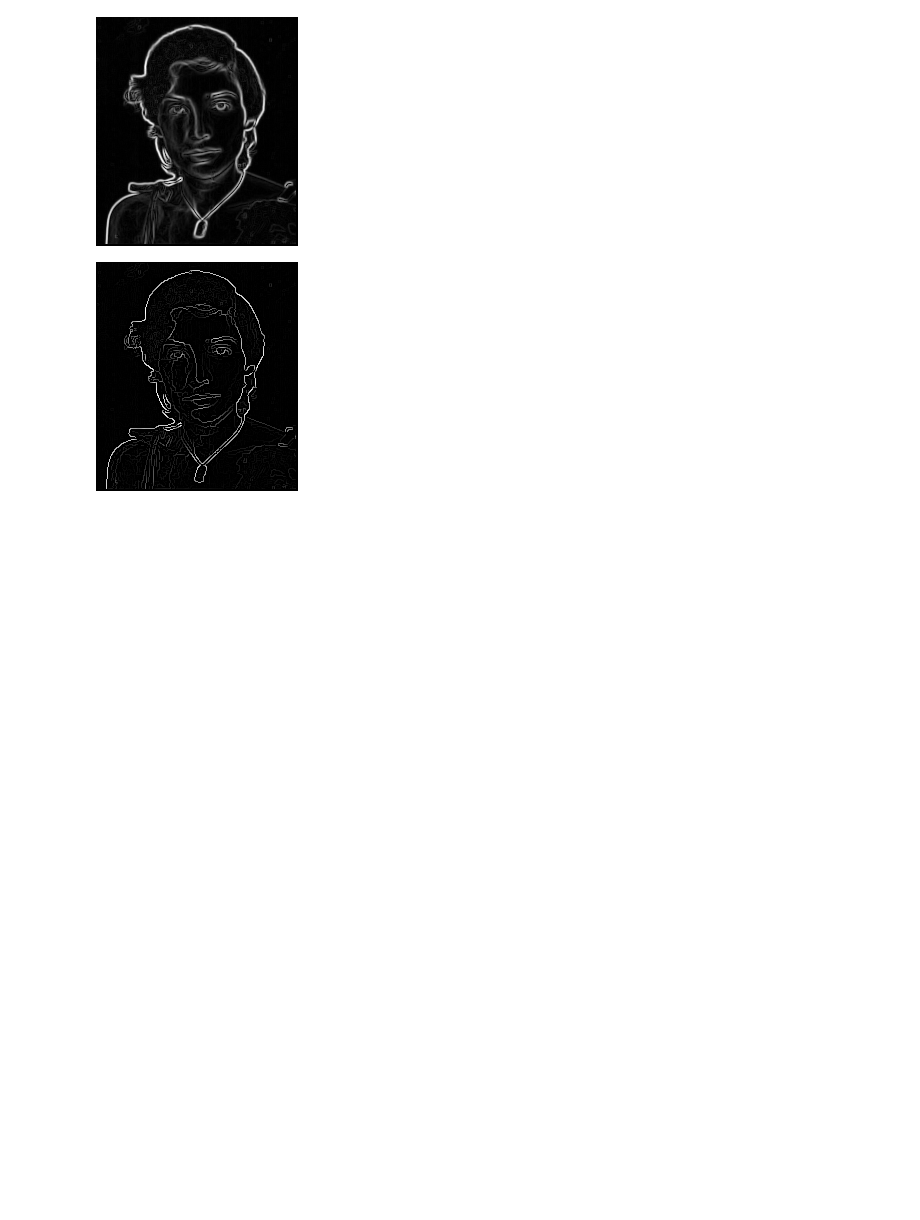
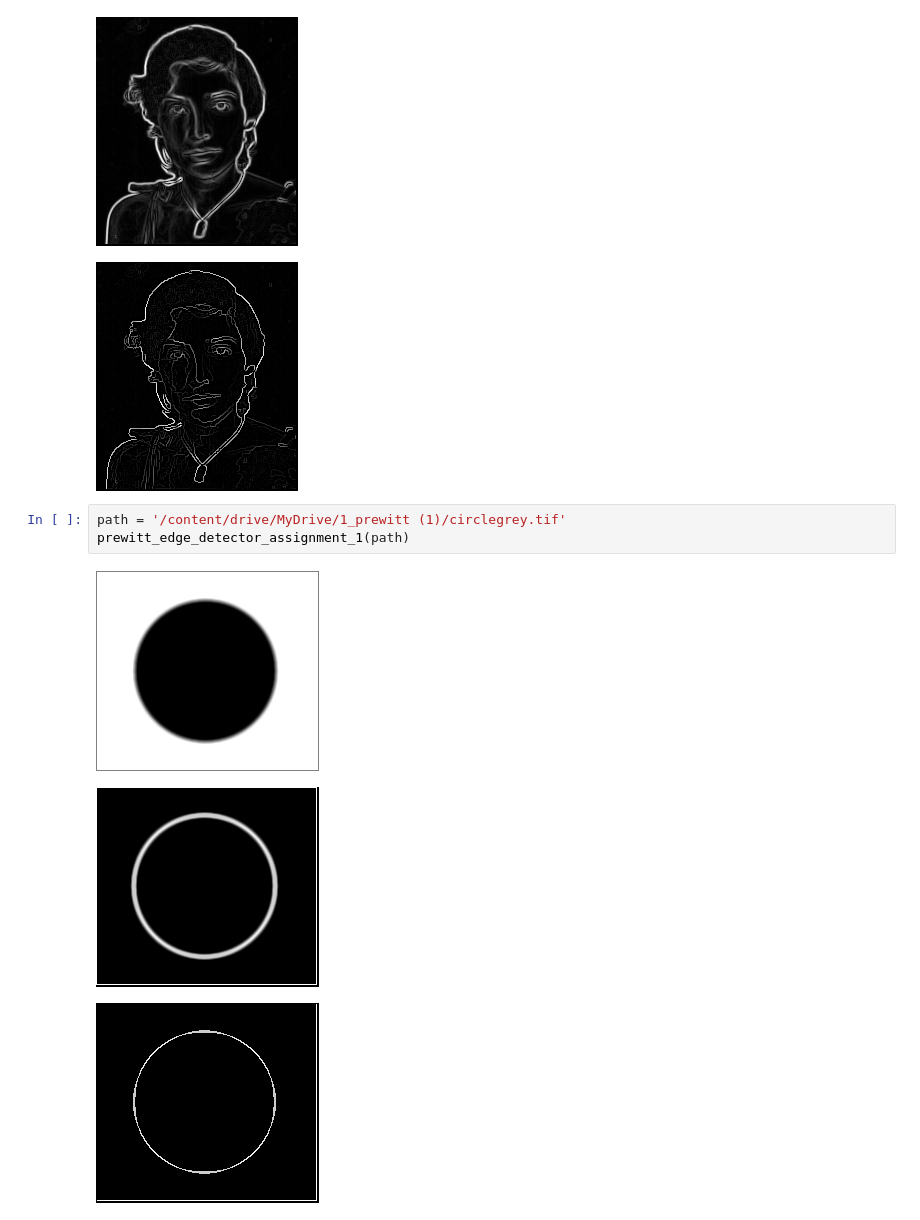
Before and after one commit to albert-zariqi/PrewittEdgeDetector, a Jupyter notebook: Prewitt_Edge_detector.ipynb, the cells around one changed output. Saved outputs shown, nothing was run; the diff lists cells and outputs as text; blank space fills up the shorter version.

```diff
--- a/Prewitt_Edge_detector.ipynb
+++ b/Prewitt_Edge_detector.ipynb
@@ -67,3 +67,10 @@ prewitt_edge_detector_assignment_1(path)
 [figure]
 [figure]
 [figure]
+# %%
+path = '/content/drive/MyDrive/1_prewitt (1)/circlegrey.tif'
+prewitt_edge_detector_assignment_1(path)
+# %% [output]
+[figure, added]
+[figure, added]
+[figure, added]
```
Also changed, not shown: parts of 1 cell of this notebook.
